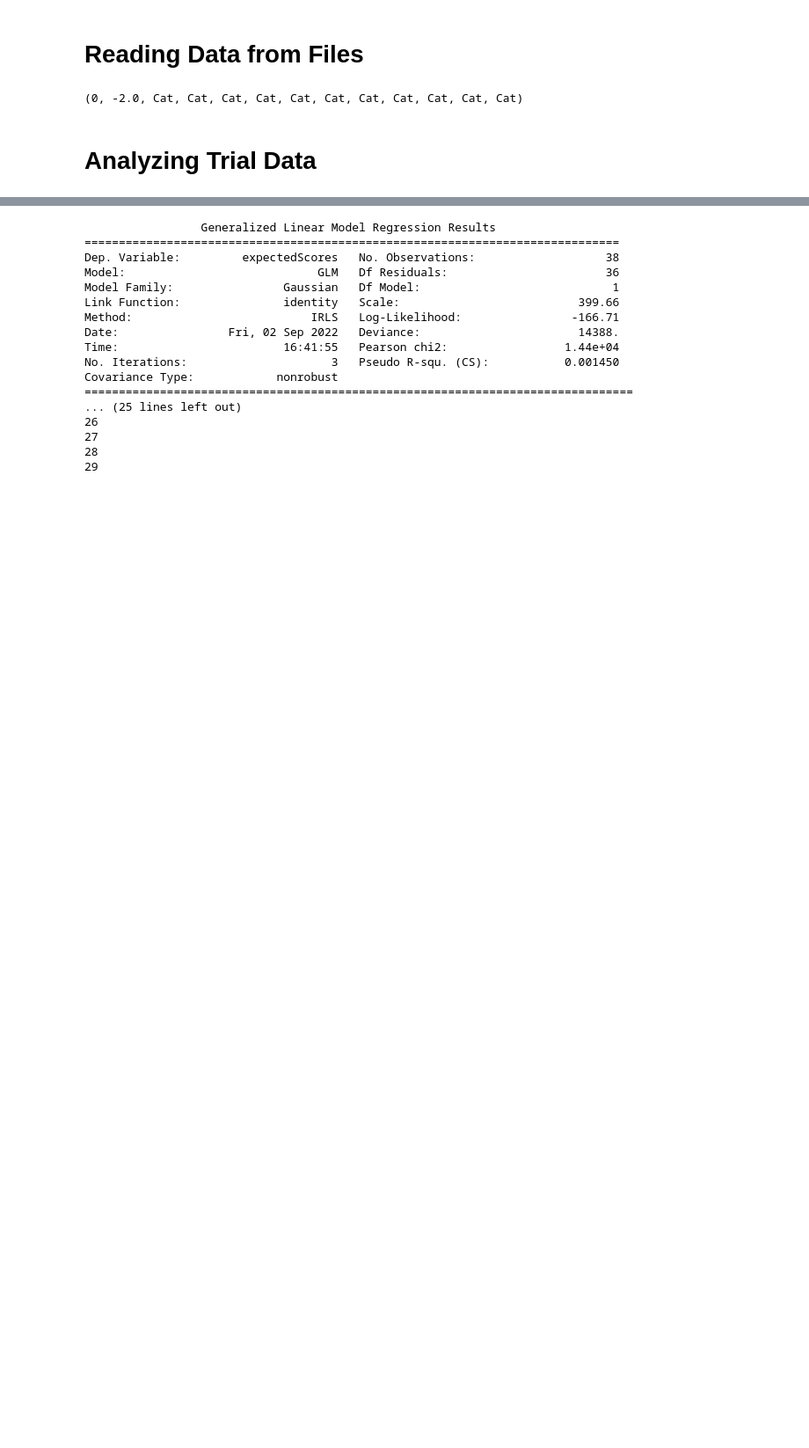
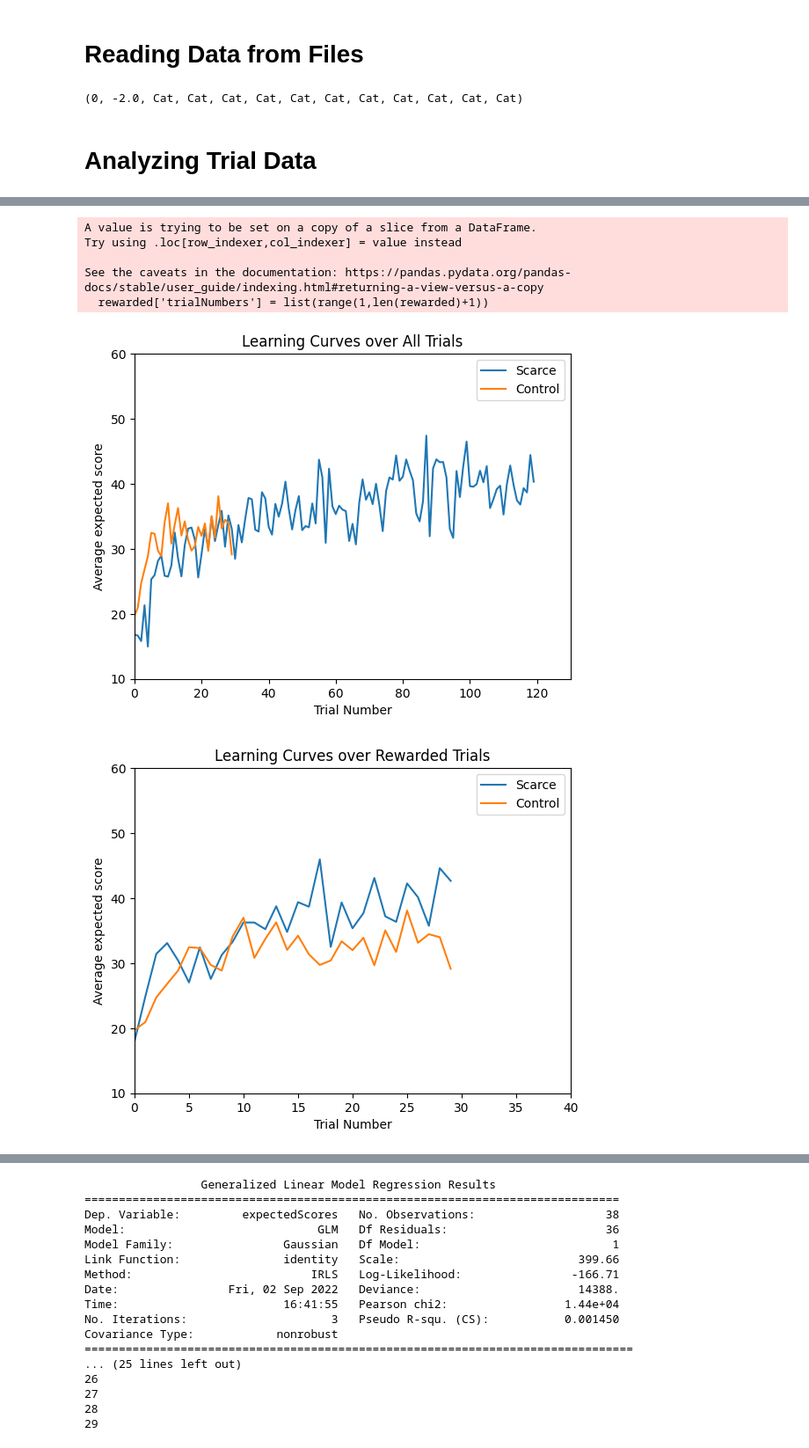
Before and after one commit to srinidhisrinivas/mcl-scarcity-mouselab, a Jupyter notebook: analysis/Data Analysis.ipynb, the cells around one changed output, grey strips where cells are left out. Shown at 88% size. Saved outputs shown, nothing was run; the diff lists cells and outputs as text; code cells hidden in the pictures; blank space fills up the shorter version.

```diff
--- a/analysis/Data Analysis.ipynb
+++ b/analysis/Data Analysis.ipynb
@@ -274,0 +350,65 @@ all_trials_df
+# %%
+# Plotting mean expected score vs. trial number for each condition
+
+data_to_copy = outliers_excluded_trial.copy() # all_trials_df, outliers_excluded, or outliers_excluded_part
+
+# Taking the mean expected score over all trials
+scarce_data_all = np.array(data_to_copy.loc[data_to_copy.scarce == 1].groupby('trialNumbers').mean()["expectedScores"])
+control_data = np.array(data_to_copy.loc[data_to_copy.scarce == 0].groupby('trialNumbers').mean()["expectedScores"])
+scarce_data_first_30 = scarce_data_all[0:30]
+
+# Taking only the rewarded trials in the scarce condition
+rewarded_trials_df = pd.DataFrame(columns=data_to_copy.columns)
+for worker in np.unique(data_to_copy.workerId):
+    workerRows = data_to_copy.loc[(data_to_copy.scarce == 1) & (data_to_copy.workerId == worker)].reset_index(drop=True)
+    rewarded = workerRows.loc[workerRows.rewardsWithheld == False]
+    rewarded['trialNumbers'] = list(range(1,len(rewarded)+1))
+    rewarded_trials_df = pd.concat([rewarded_trials_df,rewarded], ignore_index=True)
+
+rewarded_trials_df['trialNumbers'] = rewarded_trials_df['trialNumbers'].astype("int64")
+rewarded_trials_df['scarce'] = rewarded_trials_df['scarce'].astype("int64")
+rewarded_trials_df['numRewardedTrials'] = rewarded_trials_df['numRewardedTrials'].astype("int64")
+rewarded_trials_df['numUnrewardedTrials'] = rewarded_trials_df['numUnrewardedTrials'].astype("int64")
+rewarded_trials_df['rewardsWithheld'] = rewarded_trials_df['rewardsWithheld'].astype("boolean")
+scarce_data_rewarded = np.array(rewarded_trials_df.groupby('trialNumbers').mean()["expectedScores"])
+
+plt.figure()
+plt.title("Learning Curves over All Trials")
+plt.plot(list(range(len(scarce_data_all))), scarce_data_all, label="Scarce")
+plt.plot(list(range(len(control_data))), control_data, label="Control")
+plt.legend()
+plt.ylim([10,60])
+plt.xlim([0, 130])
+plt.xlabel("Trial Number")
+plt.ylabel("Average expected score")
+plt.show()
+
+plt.figure()
+plt.title("Learning Curves over Rewarded Trials")
+plt.plot(list(range(len(scarce_data_rewarded))), scarce_data_rewarded, label="Scarce")
+plt.plot(list(range(len(control_data))), control_data, label="Control")
+plt.legend()
+plt.ylim([10,60])
+plt.xlim([0, 40])
+plt.xlabel("Trial Number")
+plt.ylabel("Average expected score")
+plt.show()
+
+plt.figure()
+plt.title("Learning Curves over First 30 trials")
+plt.plot(list(range(len(scarce_data_first_30))), scarce_data_first_30, label="Scarce")
+plt.plot(list(range(len(control_data))), control_data, label="Control")
+plt.legend()
+plt.ylim([10,60])
+plt.xlim([0, 40])
+plt.xlabel("Trial Number")
+plt.ylabel("Average expected score")
+plt.show()
+# %% [output]
+A value is trying to be set on a copy of a slice from a DataFrame.
+Try using .loc[row_indexer,col_indexer] = value instead
+
+See the caveats in the documentation: https://pandas.pydata.org/pandas-docs/stable/user_guide/indexing.html#returning-a-view-versus-a-copy
+  rewarded['trialNumbers'] = list(range(1,len(rewarded)+1))
+[figure, added]
+[figure, added]
```
Also changed, not shown: parts of 13 cells of this notebook, 3 other files.
